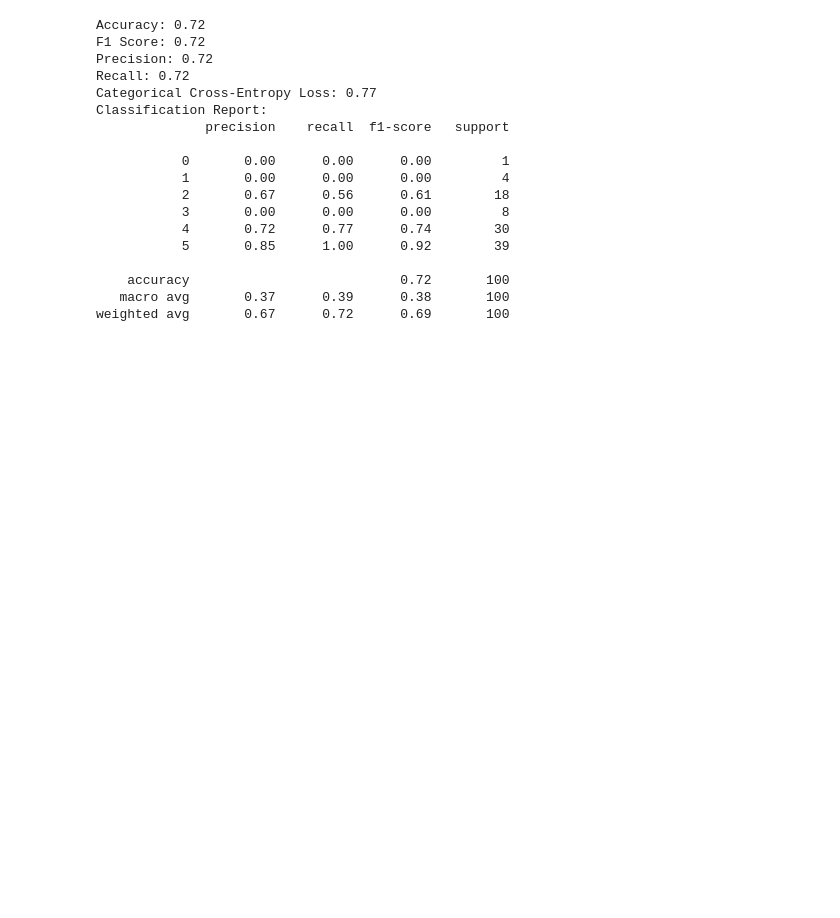
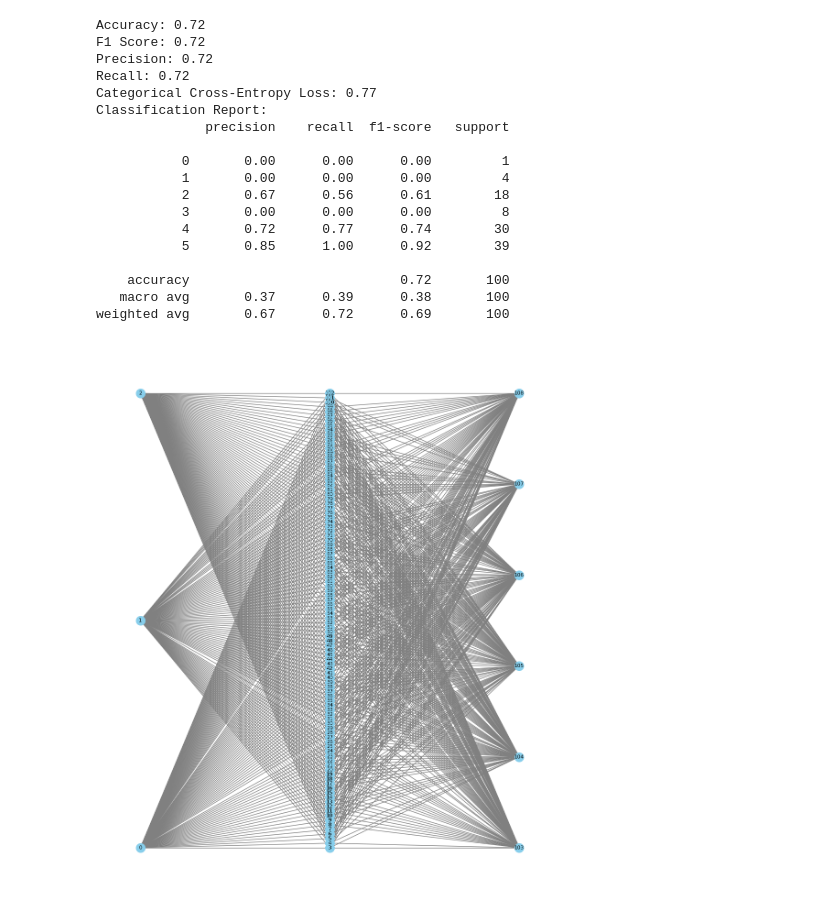
Before and after one commit to aas161/NeuroEvo-SANE, a Jupyter notebook: SANE_NeuroEv_BMI.ipynb, the cells around one changed output. Drawn from its saved outputs; the diff is of its cells as text; code cells hidden in the pictures; blank space fills up the shorter version.

```diff
--- a/SANE_NeuroEv_BMI.ipynb
+++ b/SANE_NeuroEv_BMI.ipynb
@@ -498,3 +498,39 @@ Classification Report:
     accuracy                           0.72       100
    macro avg       0.37      0.39      0.38       100
 weighted avg       0.67      0.72      0.69       100
+# %%
+import numpy as np
+import matplotlib.pyplot as plt
+import networkx as nx
+
+# Создание графа
+G = nx.Graph()
+
+# Добавление нейронов входного слоя
+for i in range(in_neurons):
+    G.add_node(i, pos=(0, i*(1/(in_neurons-1))))
+
+# Добавление нейронов скрытого слоя
+for i in range(hidden_neurons):
+    G.add_node(i + in_neurons, pos=(1, i*(1/(hidden_neurons-1))))
+
+# Добавление нейронов выходного слоя
+for i in range(out_neurons):
+    G.add_node(i + in_neurons + hidden_neurons, pos=(2, i*(1/(out_neurons-1))))
+
+# Добавление связей между нейронами
+for i in range(hidden_neurons):
+    for _ in range(connections):
+        input_neuron = np.random.randint(0, in_neurons)
+        output_neuron = np.random.randint(in_neurons + hidden_neurons, in_neurons + hidden_neurons + out_neurons)
+        G.add_edge(input_neuron, i + in_neurons)
+        G.add_edge(i + in_neurons, output_neuron)
+
+# Отрисовка графа
+plt.figure(figsize=(10, 12))
+pos = nx.get_node_attributes(G, 'pos')
+nx.draw(G, pos, with_labels=True, node_size=200, node_color='skyblue', font_size=8, edge_color='gray', width=1)
+
+plt.show()
+# %% [output]
+[figure, added]
```
